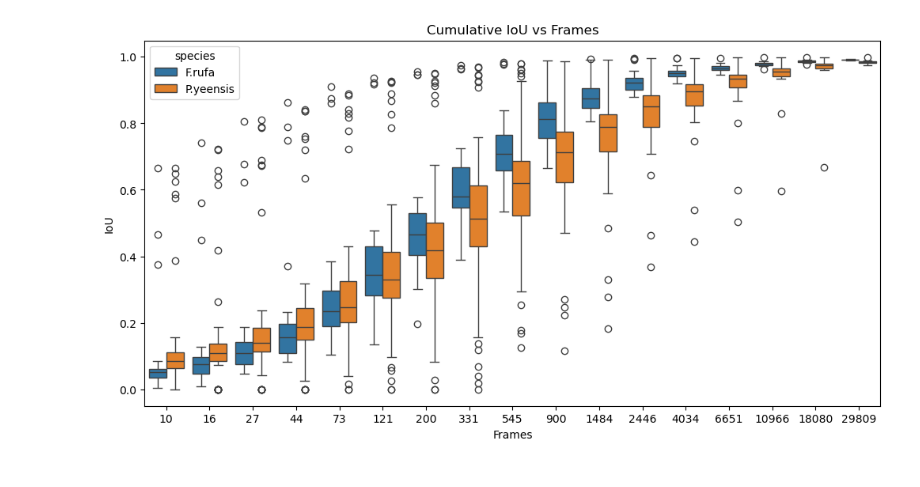
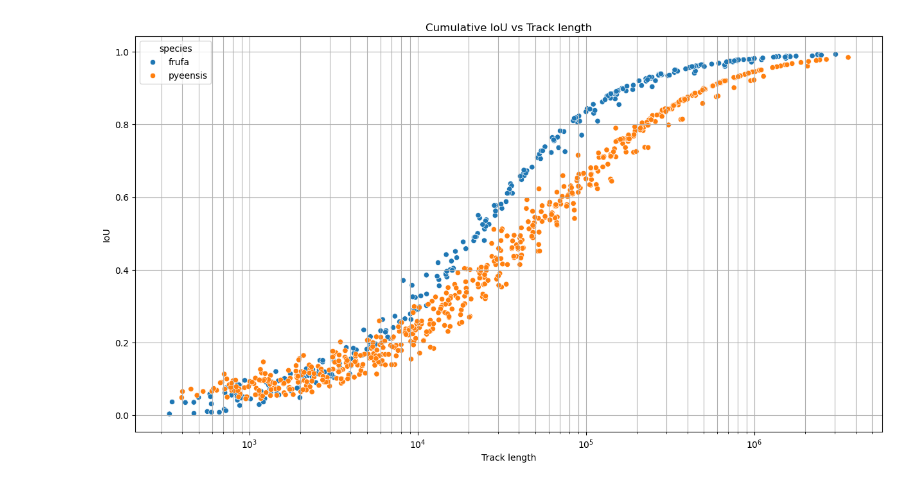
Before and after one commit to Shamaich1337/NMOT, a Jupyter notebook: iou_vis.ipynb, the cells around one changed output. Cells and saved outputs as stored; diff of their text form; code cells hidden in the pictures.

Commit message:
fix: iou plots vis fix

```diff
--- a/iou_vis.ipynb
+++ b/iou_vis.ipynb
@@ -5,4 +5,4 @@ import matplotlib.pyplot as plt
 import plotly.express as px
 import seaborn as sns
 # %%
-df = pd.read_pickle('iou_estimation.pkl')
+df = pd.read_pickle('track_length_iou_estimation.pkl')
@@ -9,11 +12,13 @@ df = pd.read_pickle('iou_estimation.pkl')
 # %%
-plt.figure(figsize=(12, 6))
-sns.boxplot(data=df, x='length', y='iou', hue='species')
-plt.title('Cumulative IoU vs Frames')
-plt.xlabel('Frames')
+plt.figure(figsize=(15, 8))
+sns.scatterplot(data=df, x='total_l2_path', y='iou', hue='species')
+plt.title('Cumulative IoU vs Track length')
+plt.xlabel('Track length')
 plt.ylabel('IoU')
-
-# plt.savefig('cdf_iou_seaborn.png')
+plt.xscale('log')
+# plt.yscale('log')
+plt.grid(which='both')
+# plt.savefig('cdf_iou_track_length_seaborn.png')
 plt.show()
 # %% [output]
-[figure, old version]
+[figure, new version]
```
Also changed, not shown: parts of 5 cells of this notebook.
